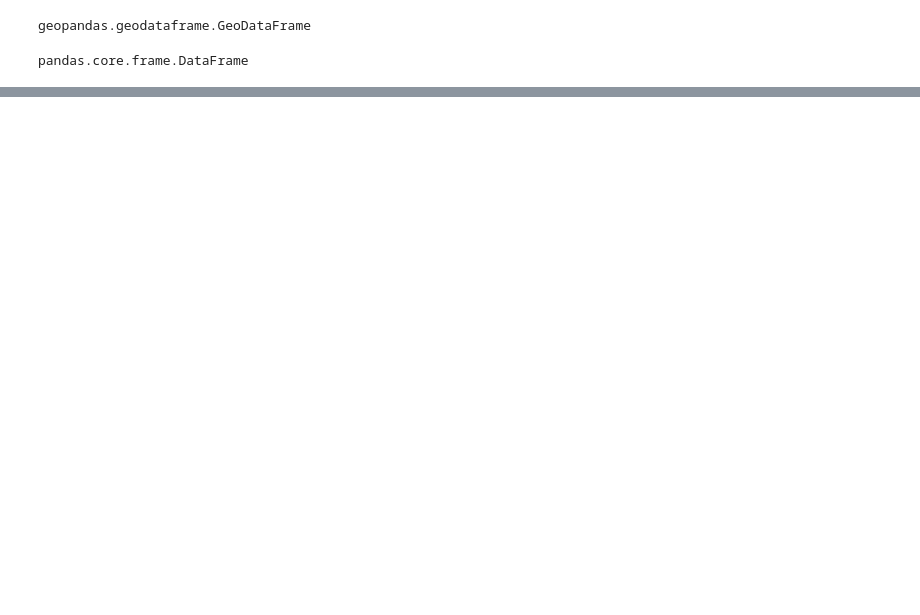
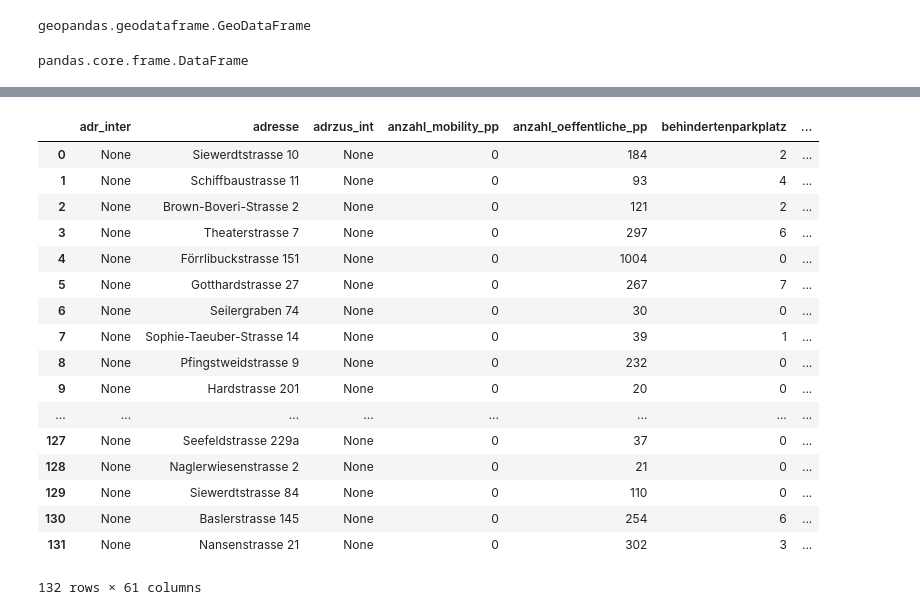
Before and after one commit to opendatazurich/opendatazurich.github.io, a Jupyter notebook: parkendd-api/ParkenDD-Beispiel.ipynb, the cells around one changed output, grey strips where cells are left out. Saved outputs shown, nothing was run; the diff lists cells and outputs as text; code cells hidden in the pictures; blank space fills up the shorter version.

```diff
--- a/parkendd-api/ParkenDD-Beispiel.ipynb
+++ b/parkendd-api/ParkenDD-Beispiel.ipynb
@@ -374,0 +406,23 @@ gdf = GeoDataFrame(df, crs=crs, geometry=geometry)
+# %%
+# load GeoJSON in geopandas
+car_parks = geopandas.GeoDataFrame.from_features(car_park_geo, crs=wgs84)
+car_parks
+# %% [output]
+|  | adr_inter | adresse | adrzus_int | anzahl_mobility_pp | anzahl_oeffentliche_pp | behindertenparkplatz | ... |
+| 0 | None | Siewerdtstrasse 10 | None | 0 | 184 | 2 | ... |
+| 1 | None | Schiffbaustrasse 11 | None | 0 | 93 | 4 | ... |
+| 2 | None | Brown-Boveri-Strasse 2 | None | 0 | 121 | 2 | ... |
+| 3 | None | Theaterstrasse 7 | None | 0 | 297 | 6 | ... |
+| 4 | None | Förrlibuckstrasse 151 | None | 0 | 1004 | 0 | ... |
+| 5 | None | Gotthardstrasse 27 | None | 0 | 267 | 7 | ... |
+| 6 | None | Seilergraben 74 | None | 0 | 30 | 0 | ... |
+| 7 | None | Sophie-Taeuber-Strasse 14 | None | 0 | 39 | 1 | ... |
+| 8 | None | Pfingstweidstrasse 9 | None | 0 | 232 | 0 | ... |
+| 9 | None | Hardstrasse 201 | None | 0 | 20 | 0 | ... |
+| ... | ... | ... | ... | ... | ... | ... | ... |
+| 127 | None | Seefeldstrasse 229a | None | 0 | 37 | 0 | ... |
+| 128 | None | Naglerwiesenstrasse 2 | None | 0 | 21 | 0 | ... |
+| 129 | None | Siewerdtstrasse 84 | None | 0 | 110 | 0 | ... |
+| 130 | None | Baslerstrasse 145 | None | 0 | 254 | 6 | ... |
+| 131 | None | Nansenstrasse 21 | None | 0 | 302 | 3 | ... |
+132 rows × 61 columns
```
Also changed, not shown: parts of 18 cells of this notebook.
